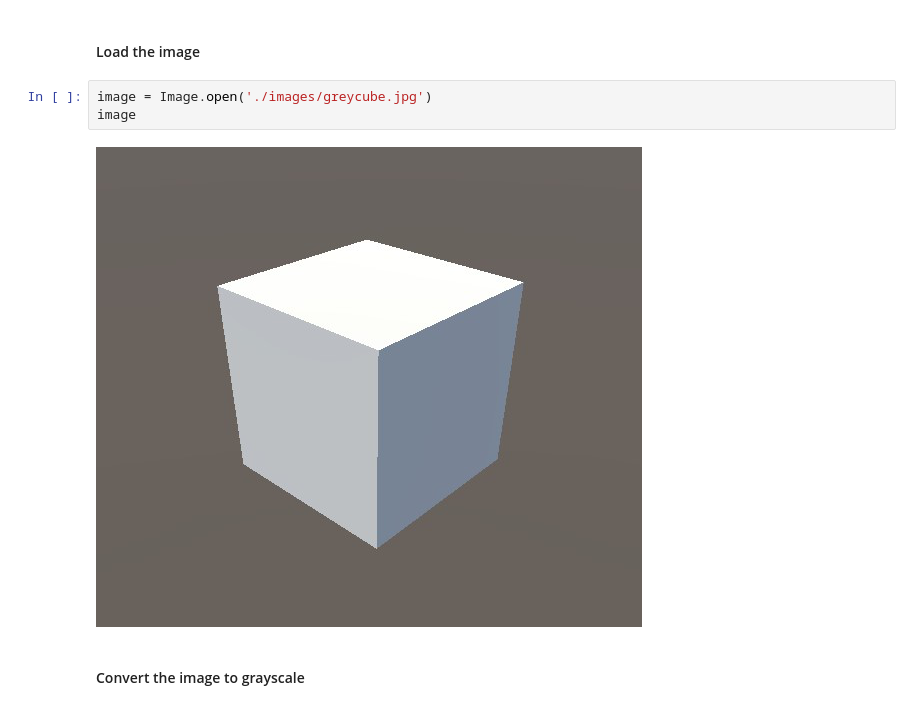
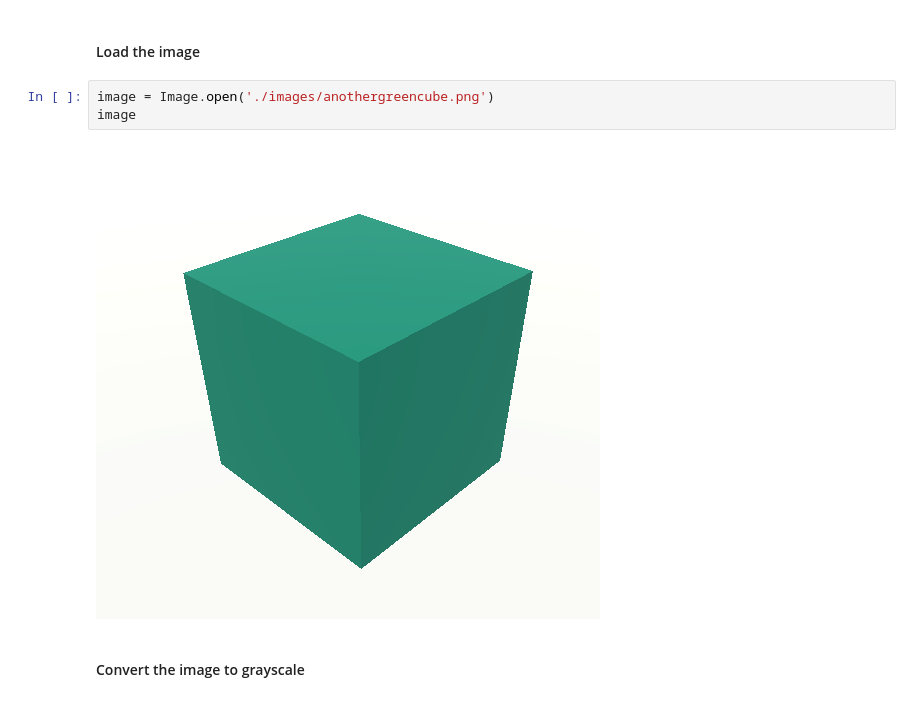
Before and after one commit to DSjet/Numerical-Methods-Volume-Estimation, a Jupyter notebook: numerical_methods_final.ipynb, the cells around one changed output. Drawn from its saved outputs; the diff is of its cells as text.

Commit message:
Added extra image, minor adjustment

```diff
--- a/numerical_methods_final.ipynb
+++ b/numerical_methods_final.ipynb
@@ -83,10 +83,10 @@ def central_difference(image):
 # %% [markdown]
 #### Load the image
 # %%
-image = Image.open('./images/greycube.jpg')
+image = Image.open('./images/anothergreencube.png')
 image
 # %% [output]
-[figure, old version]
+[figure, new version]
 # %% [markdown]
 #### Convert the image to grayscale
 # %%
```
Also changed, not shown: parts of 4 cells of this notebook, 1 other file.
